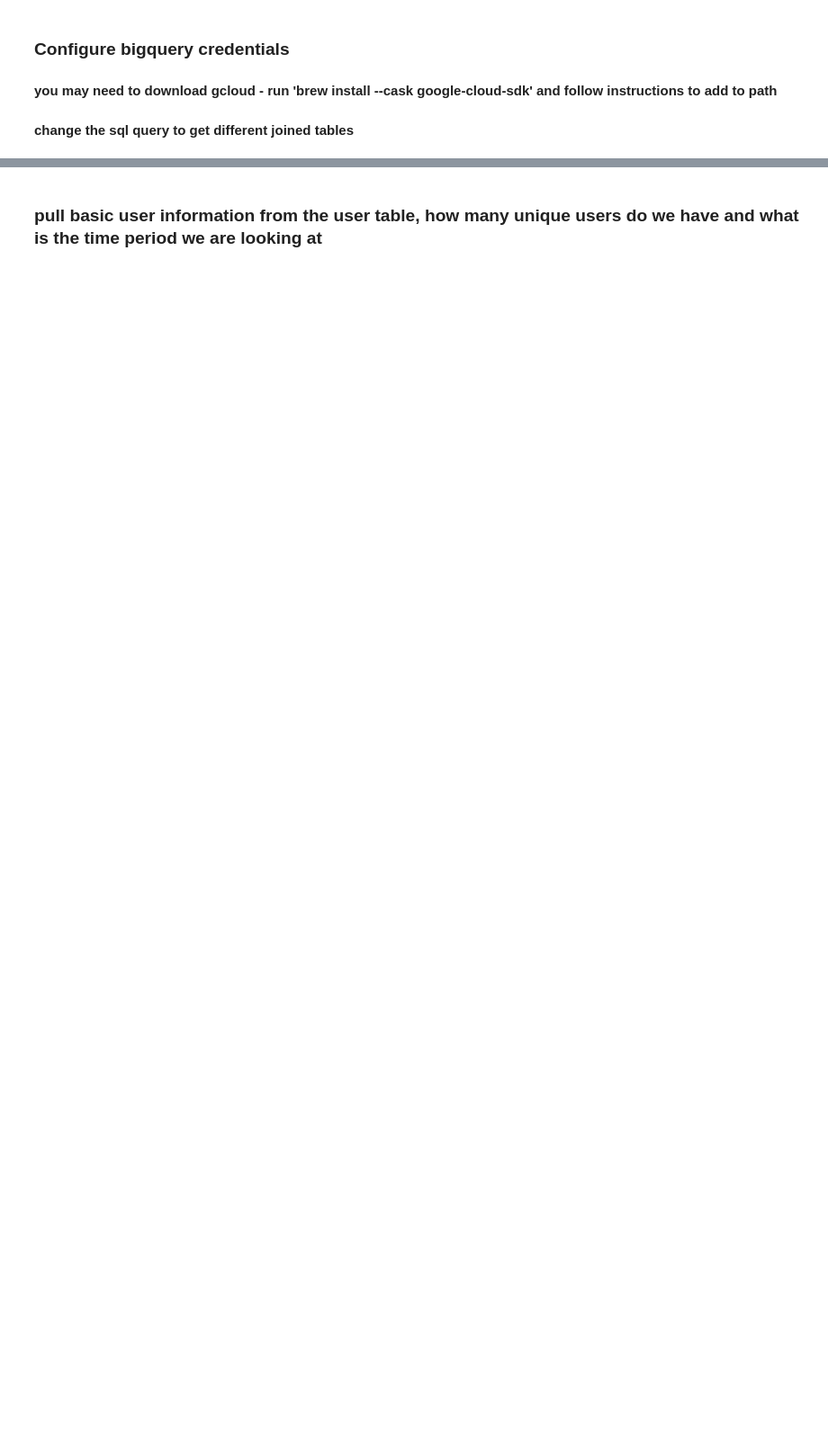
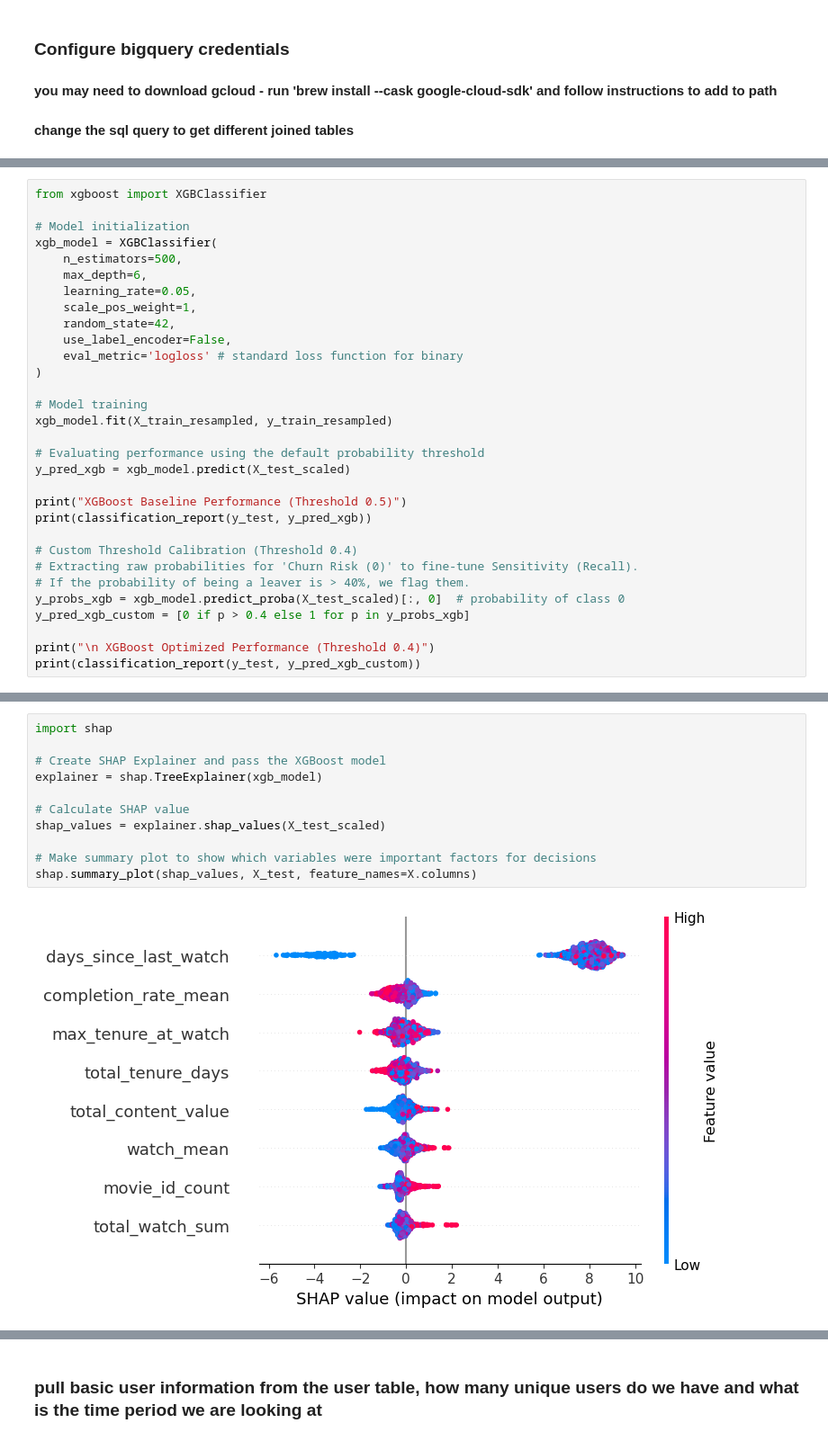
Before and after one commit to allison2368/Netflix-User-Behavior, a Jupyter notebook: churn_model/churn_model.ipynb, the cells around one changed output, grey strips where cells are left out. Shown at 90% size. Saved outputs shown, nothing was run; the diff lists cells and outputs as text; blank space fills up the shorter version.

Commit message:
Churn prediction model: logistic, rf, xgboost

```diff
--- a/churn_model/churn_model.ipynb
+++ b/churn_model/churn_model.ipynb
@@ -151,0 +344,31 @@ If logistic regression performs not best, we can try Random Forest!
+# %%
+from xgboost import XGBClassifier
+
+# Model initialization
+xgb_model = XGBClassifier(
+    n_estimators=500,
+    max_depth=6,
+    learning_rate=0.05,
+    scale_pos_weight=1,
+    random_state=42,
+    use_label_encoder=False,
+    eval_metric='logloss' # standard loss function for binary
+)
+
+# Model training
+xgb_model.fit(X_train_resampled, y_train_resampled)
+
+# Evaluating performance using the default probability threshold
+y_pred_xgb = xgb_model.predict(X_test_scaled)
+
+print("XGBoost Baseline Performance (Threshold 0.5)")
+print(classification_report(y_test, y_pred_xgb))
+
+# Custom Threshold Calibration (Threshold 0.4)
+# Extracting raw probabilities for 'Churn Risk (0)' to fine-tune Sensitivity (Recall).
+# If the probability of being a leaver is > 40%, we flag them.
+y_probs_xgb = xgb_model.predict_proba(X_test_scaled)[:, 0]  # probability of class 0
+y_pred_xgb_custom = [0 if p > 0.4 else 1 for p in y_probs_xgb]
+
+print("\n XGBoost Optimized Performance (Threshold 0.4)")
+print(classification_report(y_test, y_pred_xgb_custom))
@@ -151,0 +399,13 @@ If logistic regression performs not best, we can try Random Forest!
+# %%
+import shap
+
+# Create SHAP Explainer and pass the XGBoost model
+explainer = shap.TreeExplainer(xgb_model)
+
+# Calculate SHAP value
+shap_values = explainer.shap_values(X_test_scaled)
+
+# Make summary plot to show which variables were important factors for decisions
+shap.summary_plot(shap_values, X_test, feature_names=X.columns)
+# %% [output]
+[figure, added]
```
Also changed, not shown: parts of 22 cells of this notebook, 1 other file.
